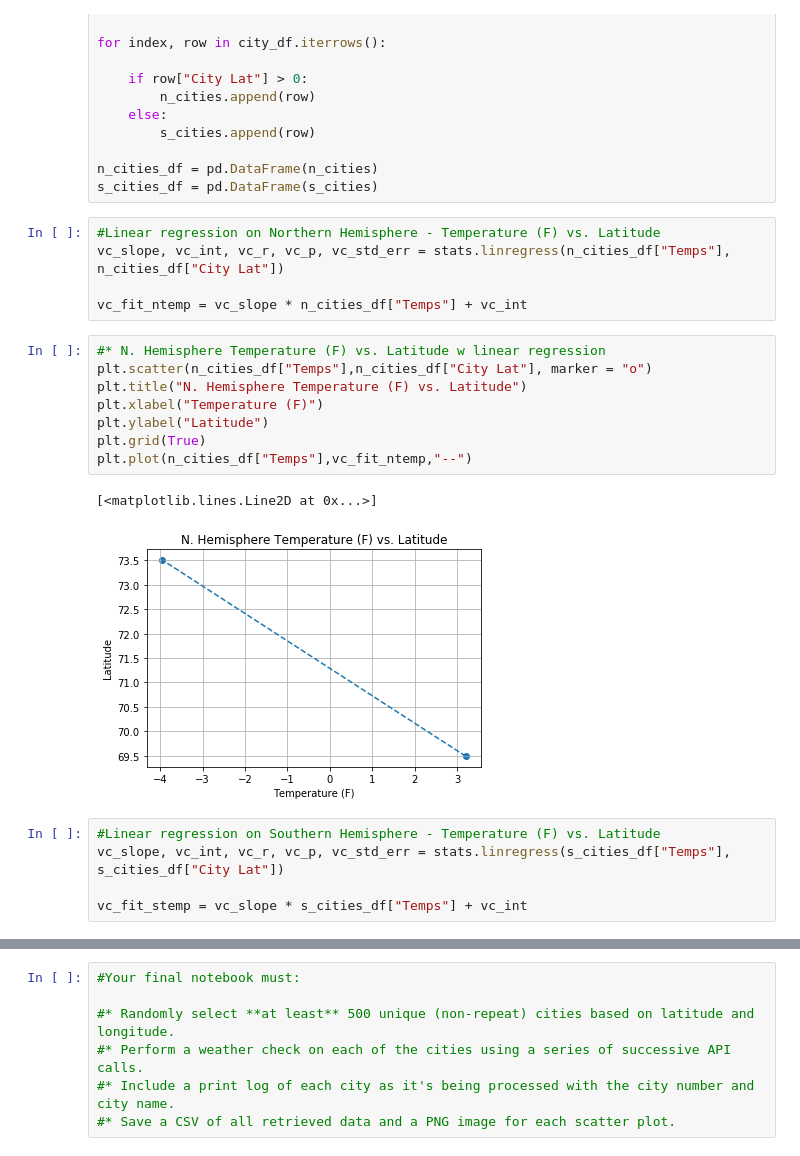
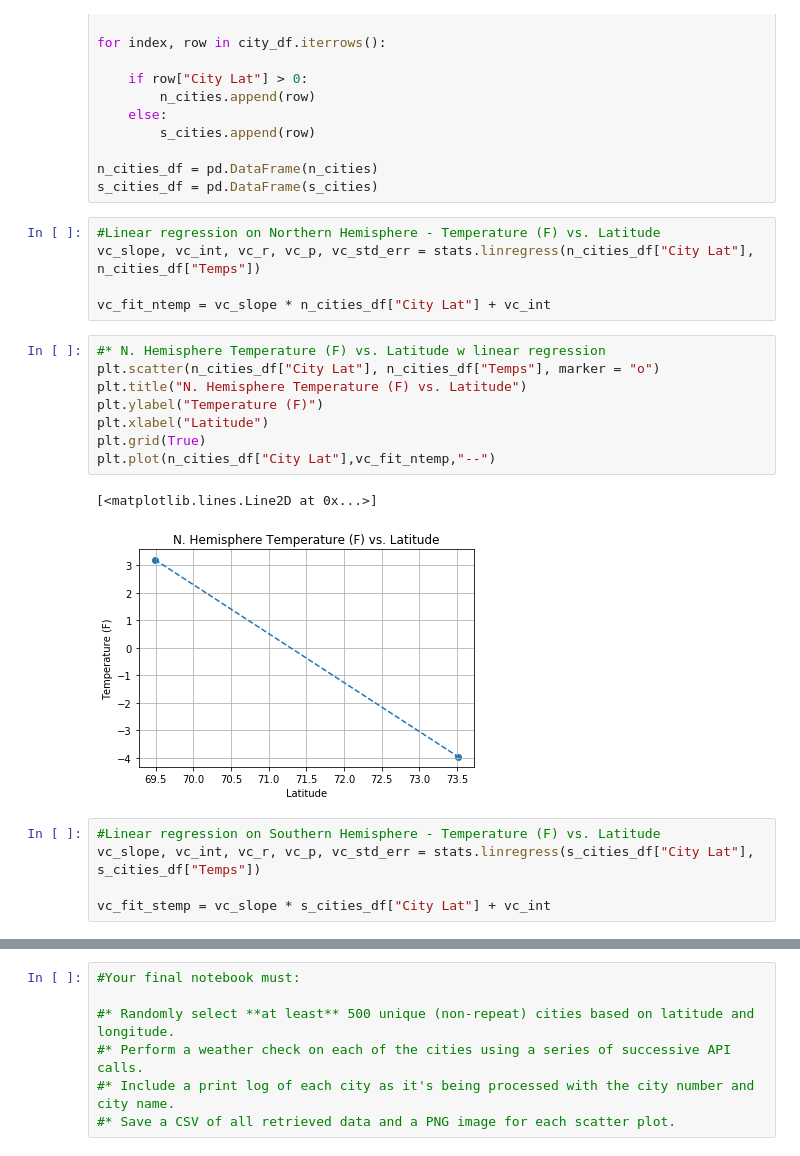
Before and after one commit to JKx2020/python-api-challenge, a Jupyter notebook: WeatherPy/weatherpy.ipynb, the cells around one changed output, grey strips where cells are left out. Drawn from its saved outputs; the diff is of its cells as text.

Commit message:
updated graphs

```diff
--- a/WeatherPy/weatherpy.ipynb
+++ b/WeatherPy/weatherpy.ipynb
@@ -211,24 +211,24 @@ n_cities_df = pd.DataFrame(n_cities)
 s_cities_df = pd.DataFrame(s_cities)
 # %%
 #Linear regression on Northern Hemisphere - Temperature (F) vs. Latitude
-vc_slope, vc_int, vc_r, vc_p, vc_std_err = stats.linregress(n_cities_df["Temps"], n_cities_df["City Lat"])
+vc_slope, vc_int, vc_r, vc_p, vc_std_err = stats.linregress(n_cities_df["City Lat"], n_cities_df["Temps"])
 
-vc_fit_ntemp = vc_slope * n_cities_df["Temps"] + vc_int
+vc_fit_ntemp = vc_slope * n_cities_df["City Lat"] + vc_int
 # %%
 #* N. Hemisphere Temperature (F) vs. Latitude w linear regression
-plt.scatter(n_cities_df["Temps"],n_cities_df["City Lat"], marker = "o")
+plt.scatter(n_cities_df["City Lat"], n_cities_df["Temps"], marker = "o")
 plt.title("N. Hemisphere Temperature (F) vs. Latitude")
-plt.xlabel("Temperature (F)")
-plt.ylabel("Latitude")
+plt.ylabel("Temperature (F)")
+plt.xlabel("Latitude")
 plt.grid(True)
-plt.plot(n_cities_df["Temps"],vc_fit_ntemp,"--")
+plt.plot(n_cities_df["City Lat"],vc_fit_ntemp,"--")
 # %% [output]
 [<matplotlib.lines.Line2D at 0x...>]
-[figure, old version]
+[figure, new version]
 # %%
 #Linear regression on Southern Hemisphere - Temperature (F) vs. Latitude
-vc_slope, vc_int, vc_r, vc_p, vc_std_err = stats.linregress(s_cities_df["Temps"], s_cities_df["City Lat"])
+vc_slope, vc_int, vc_r, vc_p, vc_std_err = stats.linregress(s_cities_df["City Lat"], s_cities_df["Temps"])
 
-vc_fit_stemp = vc_slope * s_cities_df["Temps"] + vc_int
+vc_fit_stemp = vc_slope * s_cities_df["City Lat"] + vc_int
 # %%
 #* S. Hemisphere Temperature (F) vs. Latitude w linear regression
```
Also changed, not shown: parts of 13 cells of this notebook.
